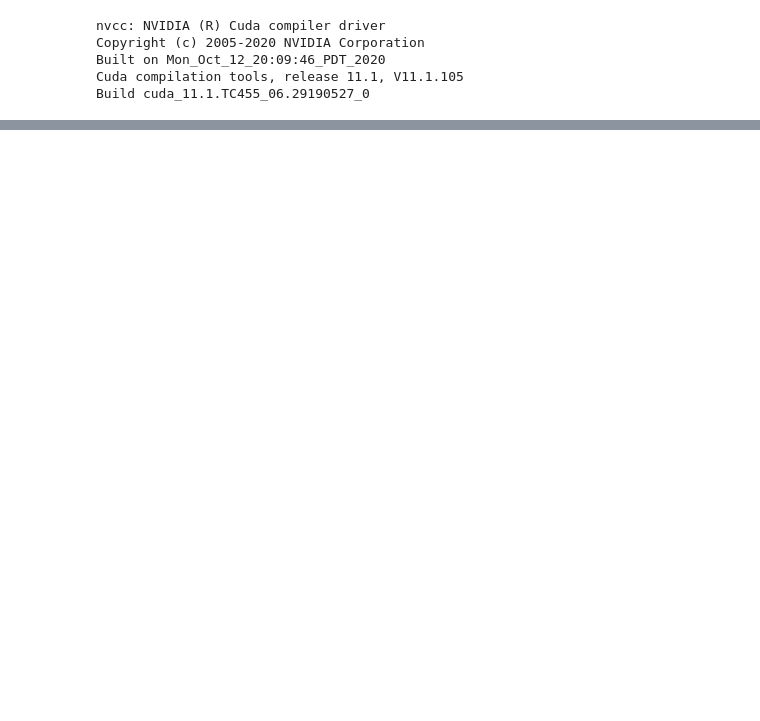
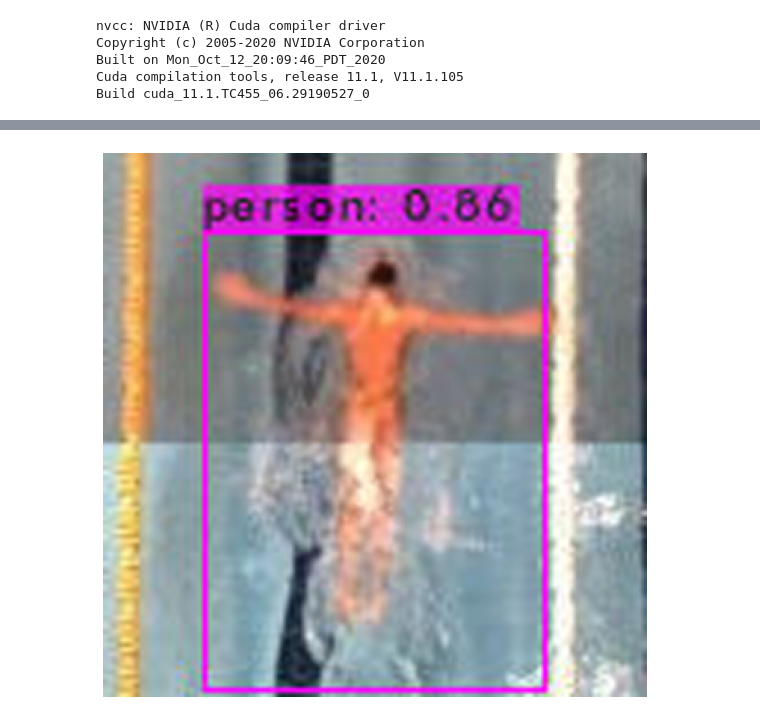
Before and after one commit to Mario-Carmona/ProyectoFinal-VC, a Jupyter notebook: ProyectoFinal.ipynb, the cells around one changed output, grey strips where cells are left out. Drawn from its saved outputs; the diff is of its cells as text; code cells hidden in the pictures; blank space fills up the shorter version.

```diff
--- a/ProyectoFinal.ipynb
+++ b/ProyectoFinal.ipynb
@@ -64,0 +186,6 @@ g++ -std=c++11 -std=c++11 -Iinclude/ -I3rdparty/stb/include -DOPENCV `pkg-config
+# %%
+
+# show image using our helper function
+imShow('darknet/predictions.jpg')
+# %% [output]
+[figure, added]
```
Also changed, not shown: parts of 11 cells of this notebook.
